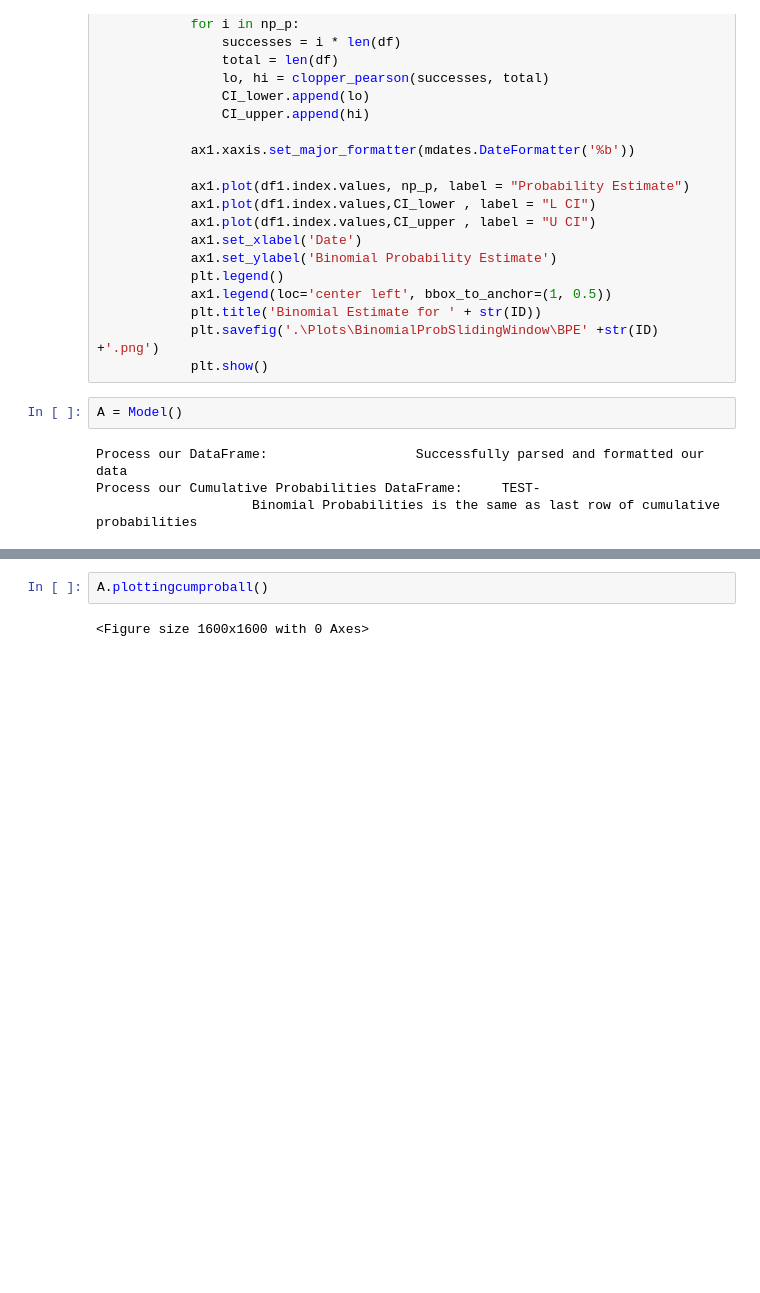
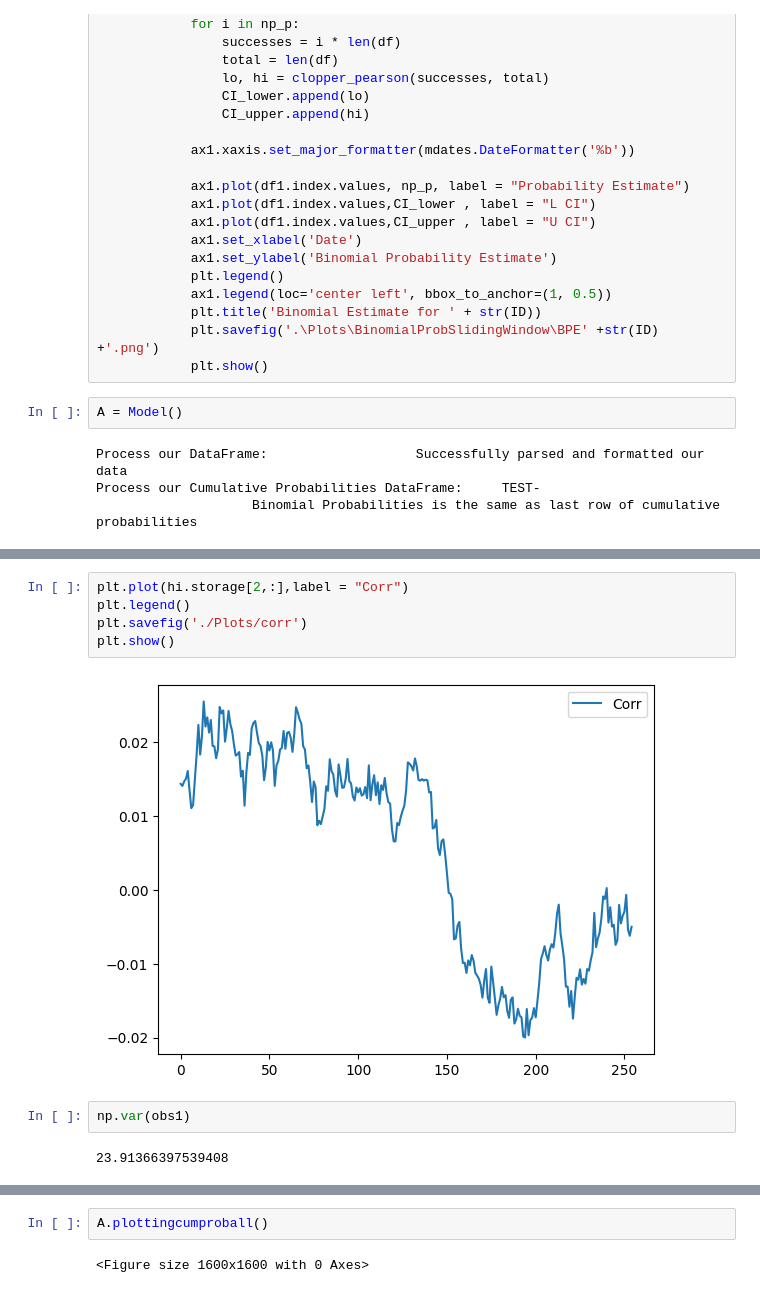
Before and after one commit to KvKid/Exploration-of-Sequential-Monte-Carlo-to-Time-Series-Data, a Jupyter notebook: Analysis_finalised.ipynb, the cells around one changed output, grey strips where cells are left out. Drawn from its saved outputs; the diff is of its cells as text; blank space fills up the shorter version.

```diff
--- a/Analysis_finalised.ipynb
+++ b/Analysis_finalised.ipynb
@@ -392,0 +559,11 @@ df[['Racism','NumOfArticles']]
+# %%
+plt.plot(hi.storage[2,:],label = "Corr")
+plt.legend()
+plt.savefig('./Plots/corr')
+plt.show()
+# %% [output]
+[figure, added]
+# %%
+np.var(obs1)
+# %% [output]
+23.91366397539408
```
Also changed, not shown: parts of 19 cells of this notebook, 14 other files.
